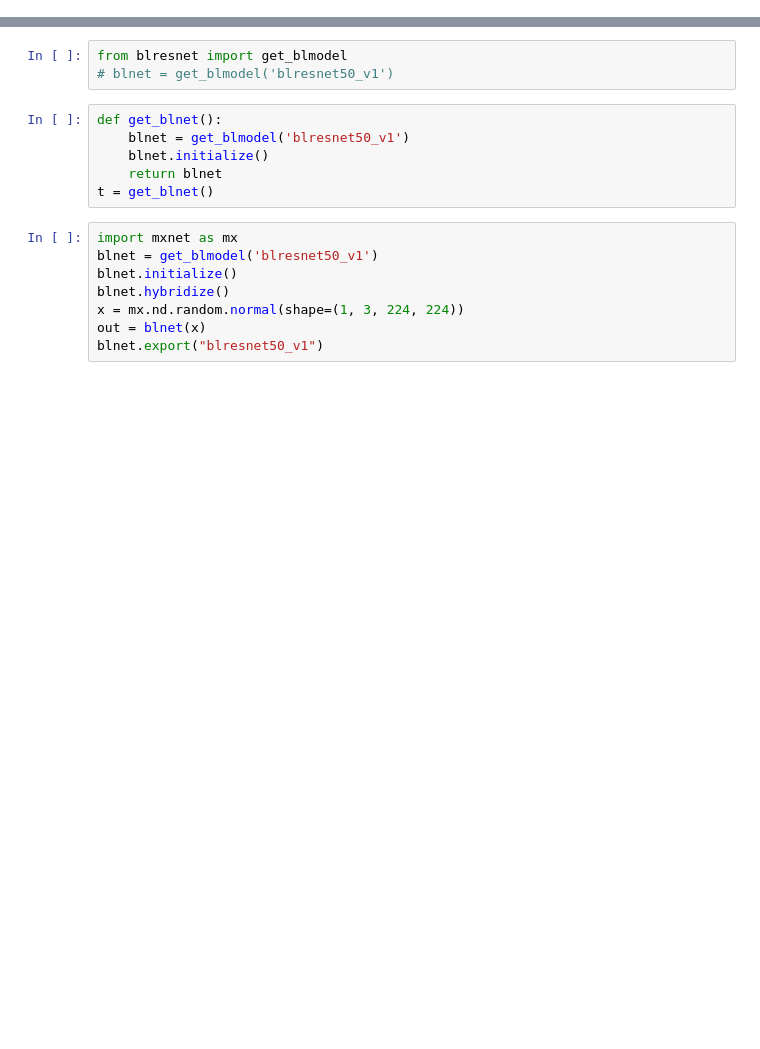
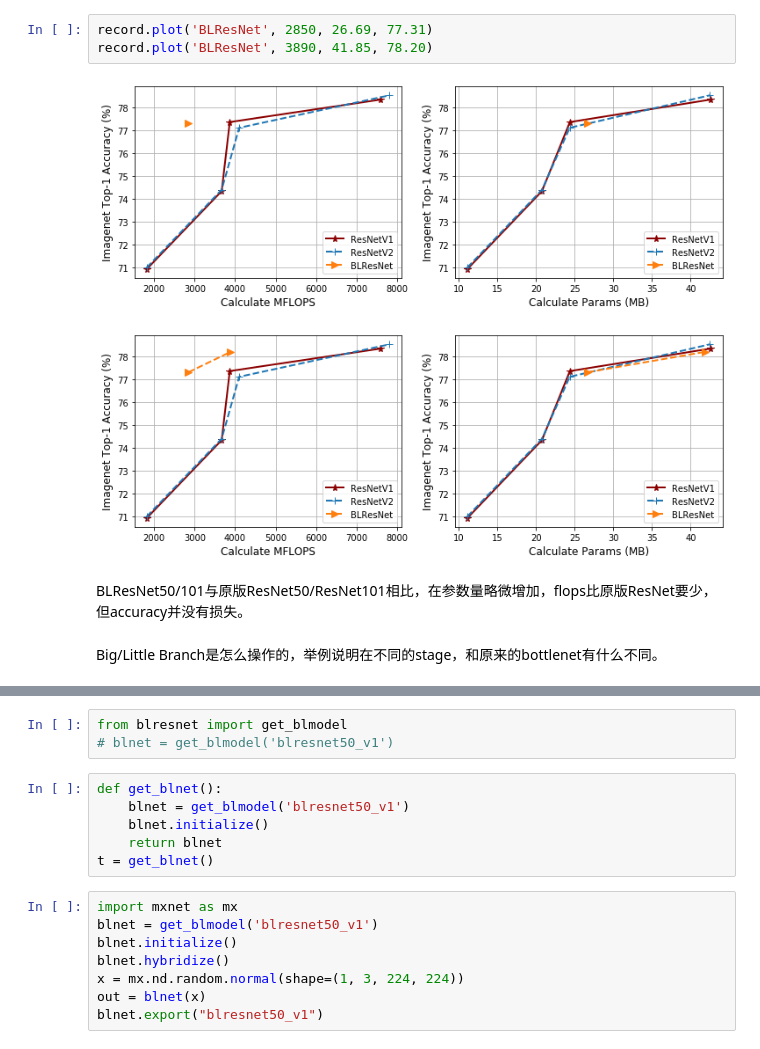
Before and after one commit to aptsunny/Efficient-CIFAR-Series, a Jupyter notebook: notebook/final_presentation_part2.ipynb, the cells around one changed output, grey strips where cells are left out. Drawn from its saved outputs; the diff is of its cells as text; blank space fills up the shorter version.

```diff
--- a/notebook/final_presentation_part2.ipynb
+++ b/notebook/final_presentation_part2.ipynb
@@ -104,0 +58,10 @@ model size:  97.56436157226562  MB
+# %%
+record.plot('BLResNet', 2850, 26.69, 77.31)
+record.plot('BLResNet', 3890, 41.85, 78.20)
+# %% [output]
+[figure, added]
+[figure, added]
+# %% [markdown]
+BLResNet50/101与原版ResNet50/ResNet101相比，在参数量略微增加，flops比原版ResNet要少，但accuracy并没有损失。
+# %% [markdown]
+Big/Little Branch是怎么操作的，举例说明在不同的stage，和原来的bottlenet有什么不同。
```
Also changed, not shown: parts of 46 cells of this notebook, 18 other files.
